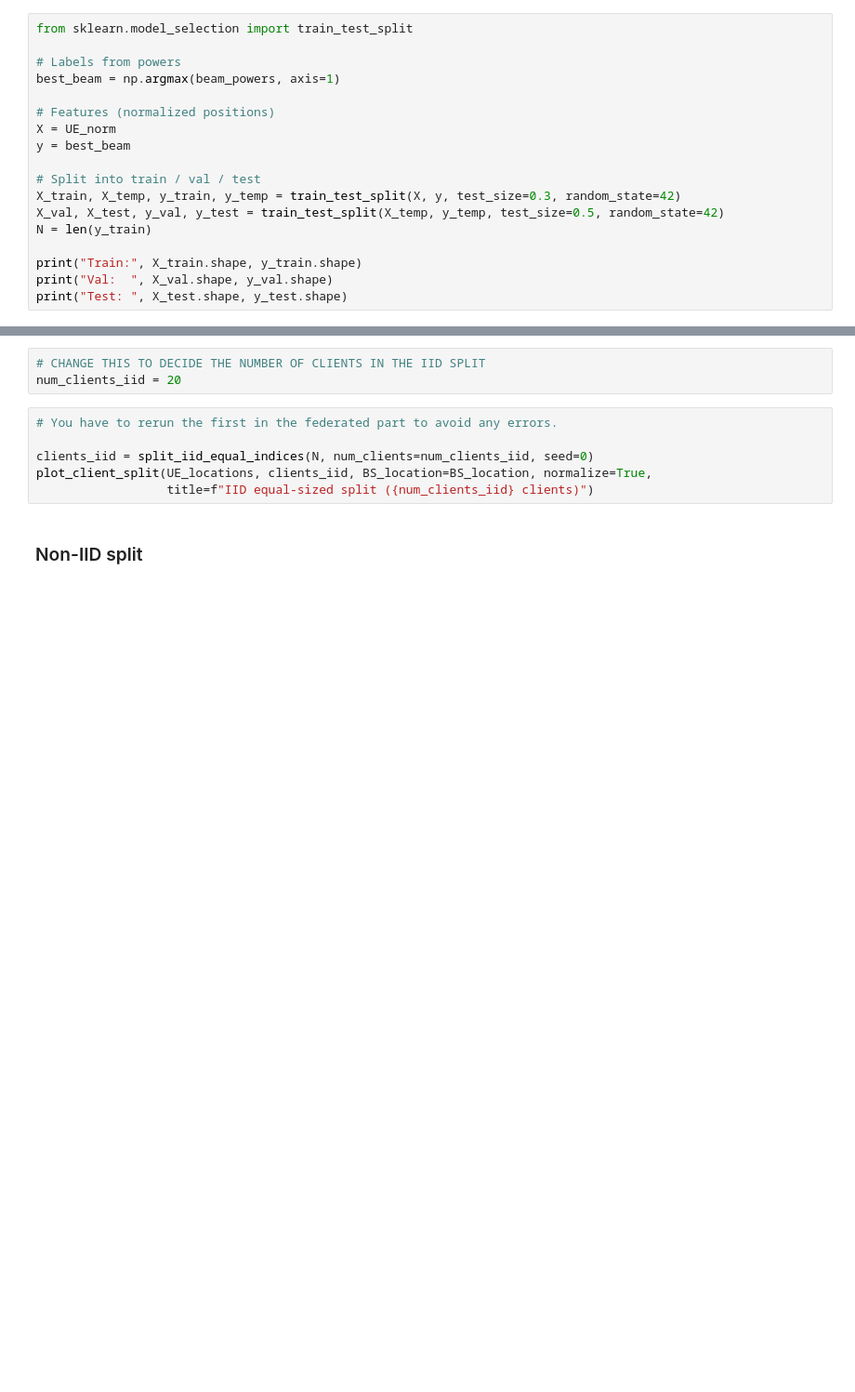
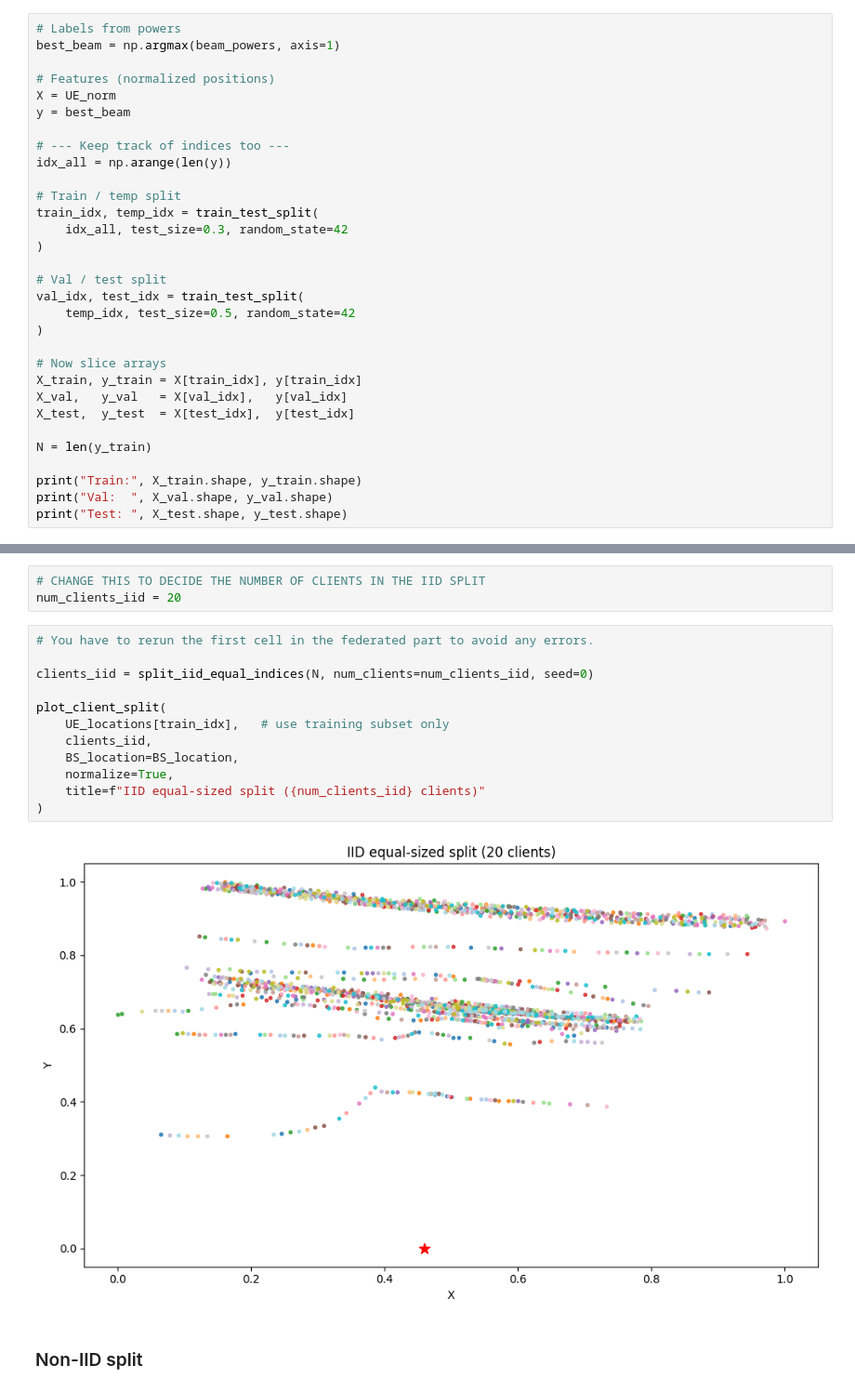
Before and after one commit to dontolon/ml_beam_management_lab, a Jupyter notebook: notebooks/beam_management_FL.ipynb, the cells around one changed output, grey strips where cells are left out. Shown: that part at 93% size. Cells and saved outputs as stored; diff of their text form; blank space fills up the shorter version.

```diff
--- a/notebooks/beam_management_FL.ipynb
+++ b/notebooks/beam_management_FL.ipynb
@@ -465,8 +515,6 @@ This split simulates the case where **all clients have balanced data**, which is
 # %% [markdown]
 # YOU MUST RERUN THE CELL BELOW EVERY TIME YOU MAKE CHANGES TO THE CLIENT SPLIT
 # %%
-from sklearn.model_selection import train_test_split
-
 # Labels from powers
 best_beam = np.argmax(beam_powers, axis=1)
 
@@ -474,9 +522,24 @@ best_beam = np.argmax(beam_powers, axis=1)
 X = UE_norm
 y = best_beam
 
-# Split into train / val / test
-X_train, X_temp, y_train, y_temp = train_test_split(X, y, test_size=0.3, random_state=42)
-X_val, X_test, y_val, y_test = train_test_split(X_temp, y_temp, test_size=0.5, random_state=42)
+# --- Keep track of indices too ---
+idx_all = np.arange(len(y))
+
+# Train / temp split
+train_idx, temp_idx = train_test_split(
+    idx_all, test_size=0.3, random_state=42
+)
+
+# Val / test split
+val_idx, test_idx = train_test_split(
+    temp_idx, test_size=0.5, random_state=42
+)
+
+# Now slice arrays
+X_train, y_train = X[train_idx], y[train_idx]
+X_val,   y_val   = X[val_idx],   y[val_idx]
+X_test,  y_test  = X[test_idx],  y[test_idx]
+
 N = len(y_train)
 
 print("Train:", X_train.shape, y_train.shape)
@@ -486,11 +553,19 @@ print("Test: ", X_test.shape, y_test.shape)
 # CHANGE THIS TO DECIDE THE NUMBER OF CLIENTS IN THE IID SPLIT
 num_clients_iid = 20
 # %%
-# You have to rerun the first in the federated part to avoid any errors.
+# You have to rerun the first cell in the federated part to avoid any errors.
 
 clients_iid = split_iid_equal_indices(N, num_clients=num_clients_iid, seed=0)
-plot_client_split(UE_locations, clients_iid, BS_location=BS_location, normalize=True,
-                  title=f"IID equal-sized split ({num_clients_iid} clients)")
+
+plot_client_split(
+    UE_locations[train_idx],   # use training subset only
+    clients_iid,
+    BS_location=BS_location,
+    normalize=True,
+    title=f"IID equal-sized split ({num_clients_iid} clients)"
+)
+# %% [output]
+[figure, added]
 # %% [markdown]
 ### Non-IID split
 # %% [markdown]
```
Also changed, not shown: parts of 17 cells of this notebook, 1 other file.
